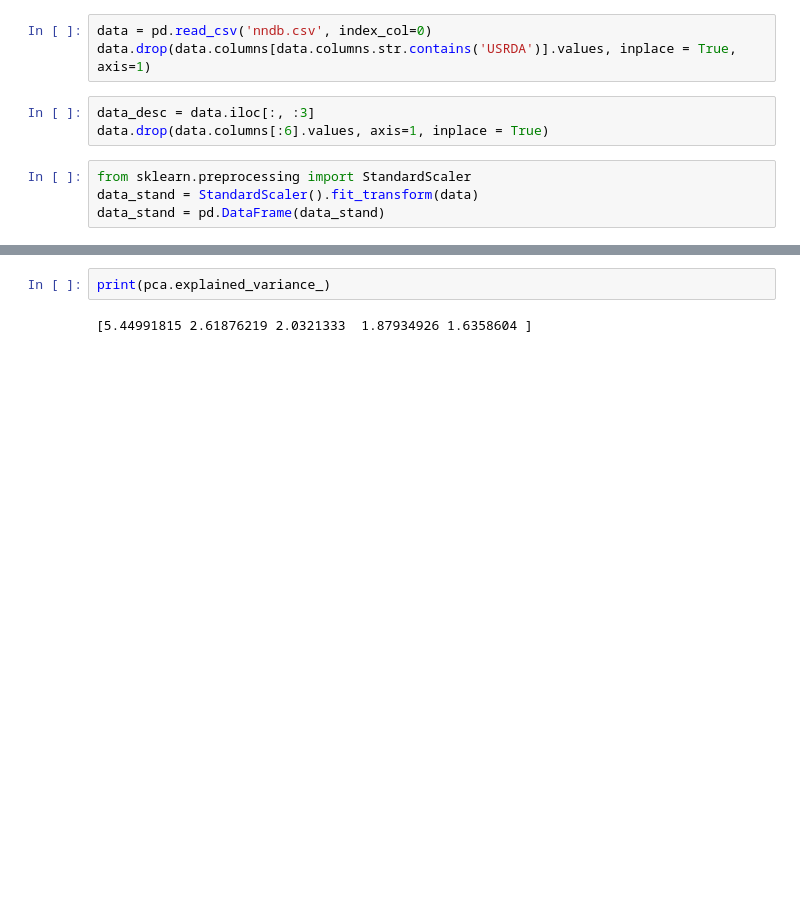
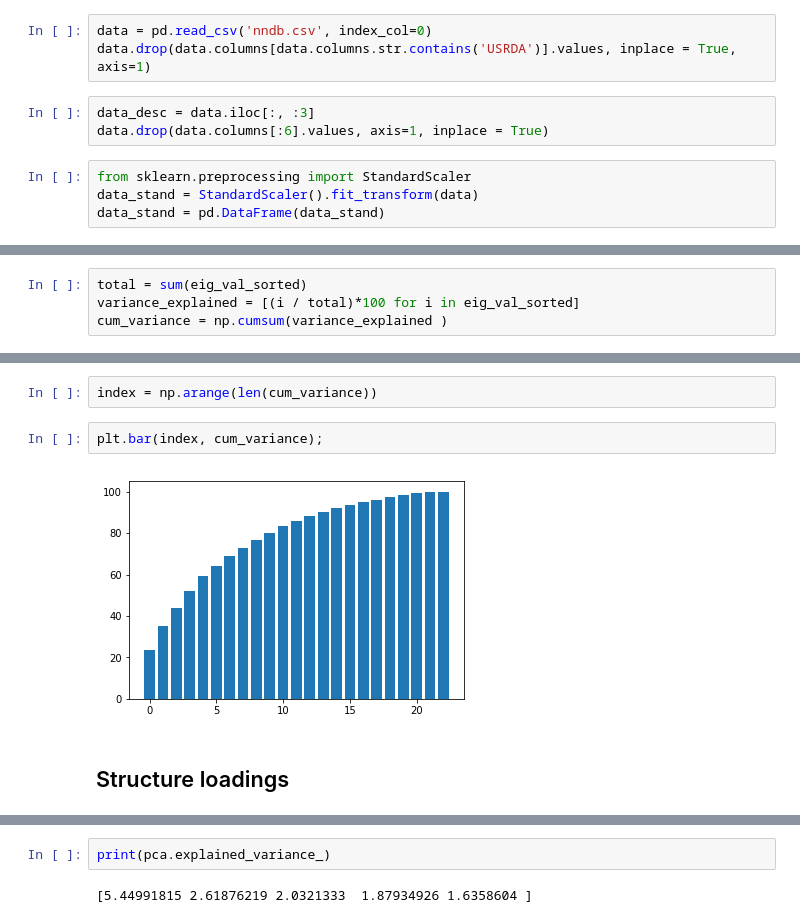
Before and after one commit to learn-co-curriculum/ml-pca-lab-pt2, a Jupyter notebook: PCA lab part 2.ipynb, the cells around one changed output, grey strips where cells are left out. Drawn from its saved outputs; the diff is of its cells as text; blank space fills up the shorter version.

```diff
--- a/PCA lab part 2.ipynb
+++ b/PCA lab part 2.ipynb
@@ -22,0 +41,4 @@ data_stand = pd.DataFrame(data_stand)
+# %%
+total = sum(eig_val_sorted)
+variance_explained = [(i / total)*100 for i in eig_val_sorted]
+cum_variance = np.cumsum(variance_explained )
@@ -22,0 +54,8 @@ data_stand = pd.DataFrame(data_stand)
+# %%
+index = np.arange(len(cum_variance))
+# %%
+plt.bar(index, cum_variance);
+# %% [output]
+[figure, added]
+# %% [markdown]
+## Structure loadings
```
Also changed, not shown: parts of 17 cells of this notebook, 1 other file.
